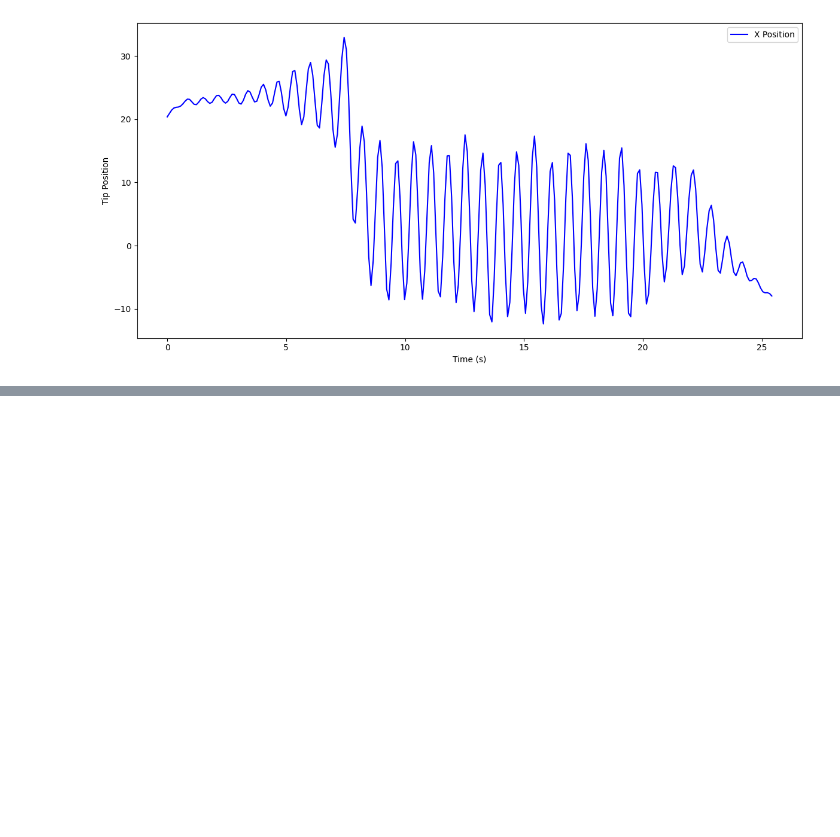
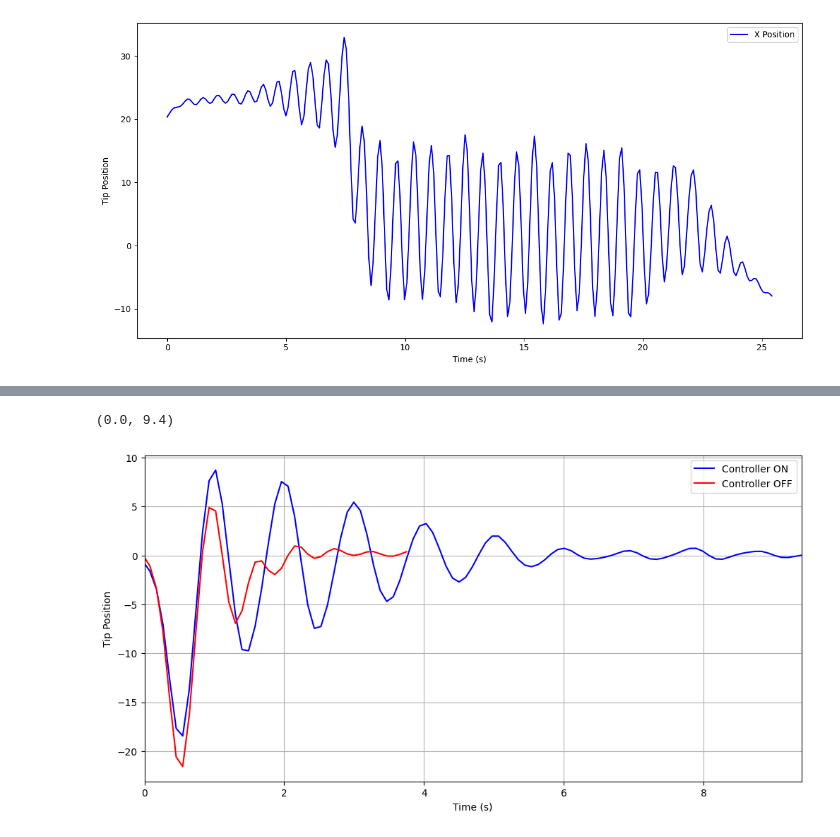
Before and after one commit to lighteningAB/sharpy, a Jupyter notebook: sharpy/dataprocessing/plots3.ipynb, the cells around one changed output, grey strips where cells are left out. Saved outputs shown, nothing was run; the diff lists cells and outputs as text; code cells hidden in the pictures; blank space fills up the shorter version.

```diff
--- a/sharpy/dataprocessing/plots3.ipynb
+++ b/sharpy/dataprocessing/plots3.ipynb
@@ -152,0 +200,26 @@ plt.show()
+# %%
+# Load the CSV files
+df_on = pd.read_csv('control19_on7.csv', header=None, names=['time_ms', 'x_position', 'flap_angle'])
+df_off = pd.read_csv('control19_off2.csv', header=None, names=['time_ms', 'x_position', 'flap_angle'])
+
+# Create time arrays assuming 100 Hz sampling (i.e., every 0.01 seconds)
+dt = 0.01  # seconds
+# Normalize time to start at 0 ms
+df_on['time_ms'] = df_on['time_ms'] - df_on['time_ms'].iloc[0]
+df_off['time_ms'] = df_off['time_ms'] - df_off['time_ms'].iloc[0]
+
+
+# Plotting
+plt.figure(figsize=(12, 6))
+
+# Plotting overlayed X position
+plt.plot(df_on['time_ms'] / 1000.0, df_on['x_position'], label='Controller ON', color='blue')
+plt.plot(df_off['time_ms'] / 1000.0, df_off['x_position'], label='Controller OFF', color='red')
+plt.xlabel("Time (s)")
+plt.ylabel("Tip Position")
+plt.grid(True)
+plt.legend()
+plt.xlim(0, max(df_on['time_ms'].max()/1000, df_off['time_ms'].max()/1000))  # <-- Force correct x-axis range
+# %% [output]
+(0.0, 9.4)
+[figure, added]
```
Also changed, not shown: parts of 6 cells of this notebook, 1 other file.
